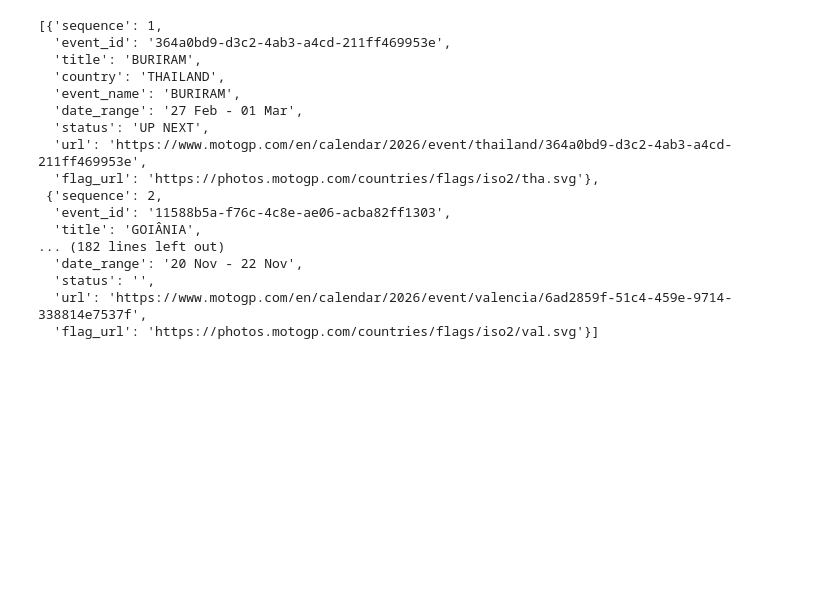
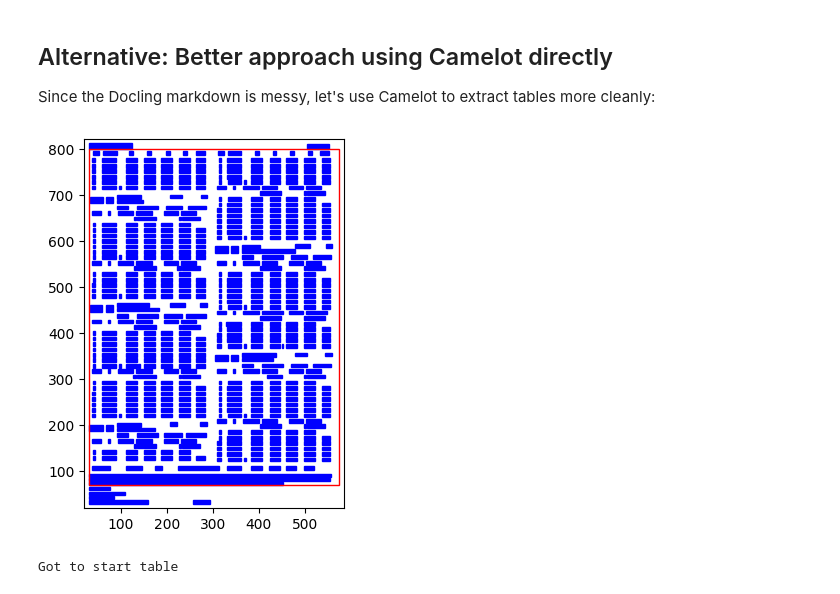
Before and after one commit to AndreaIlVeZ/MotoGP_app, a Jupyter notebook: app/backend/app/etl/extraction_test.ipynb, the cells around one changed output. Cells and saved outputs as stored; diff of their text form; code cells hidden in the pictures; blank space fills up the shorter version.

Commit message:
finalizing analysis erxtraction function

```diff
--- a/app/backend/app/etl/extraction_test.ipynb
+++ b/app/backend/app/etl/extraction_test.ipynb
@@ -223,20 +16,0 @@ print(f"\n✅ Successfully extracted {len(races_data)} races")
-# %%
-races_data
-# %% [output]
-[{'sequence': 1,
-  'event_id': '364a0bd9-d3c2-4ab3-a4cd-211ff469953e',
-  'title': 'BURIRAM',
-  'country': 'THAILAND',
-  'event_name': 'BURIRAM',
-  'date_range': '27 Feb - 01 Mar',
-  'status': 'UP NEXT',
-  'url': 'https://www.motogp.com/en/calendar/2026/event/thailand/364a0bd9-d3c2-4ab3-a4cd-211ff469953e',
-  'flag_url': 'https://photos.motogp.com/countries/flags/iso2/tha.svg'},
- {'sequence': 2,
-  'event_id': '11588b5a-f76c-4c8e-ae06-acba82ff1303',
-  'title': 'GOIÂNIA',
-... (182 lines left out)
-  'date_range': '20 Nov - 22 Nov',
-  'status': '',
-  'url': 'https://www.motogp.com/en/calendar/2026/event/valencia/6ad2859f-51c4-459e-9714-338814e7537f',
-  'flag_url': 'https://photos.motogp.com/countries/flags/iso2/val.svg'}]
@@ -242,0 +47,10 @@ races_data
+# %% [markdown]
+## Alternative: Better approach using Camelot directly
+
+Since the Docling markdown is messy, let's use Camelot to extract tables more cleanly:
+# %%
+tables = camelot.read_pdf('pdfs/Analysis.pdf', pages='all', flavor='stream', table_areas=['30,800,575,70'])
+# %%
+camelot.plot(tables[4], kind = 'contour').show()
+# %% [output]
+[figure, added]
@@ -242,0 +62,8 @@ races_data
+# %%
+while ds.iloc[0,0] != 'Lap':
+    if ds.iloc[0,0] == 'Lap':
+        break
+    ds = ds.drop(axis = 0, index = 0).reset_index(drop= True)
+print("Got to start table")
+# %% [output]
+Got to start table
```
Also changed, not shown: parts of 31 cells of this notebook, 1 other file.
